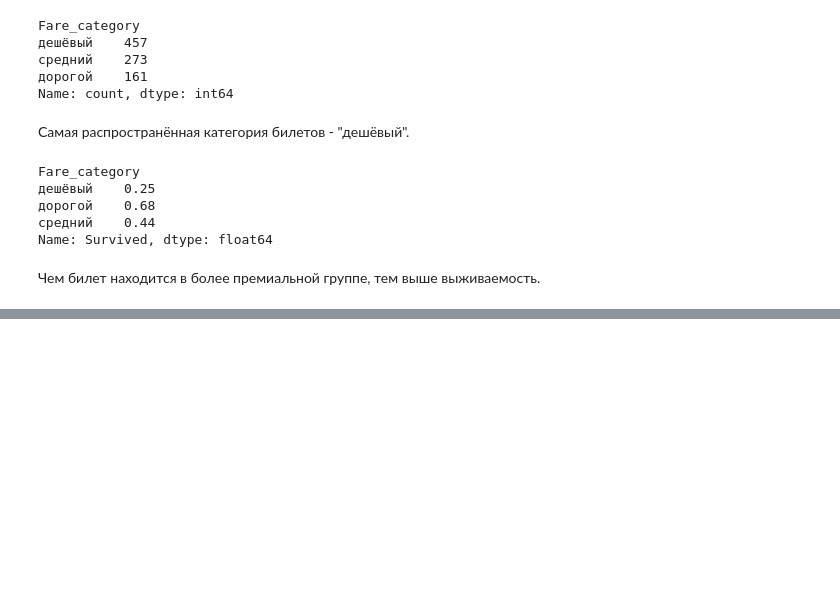
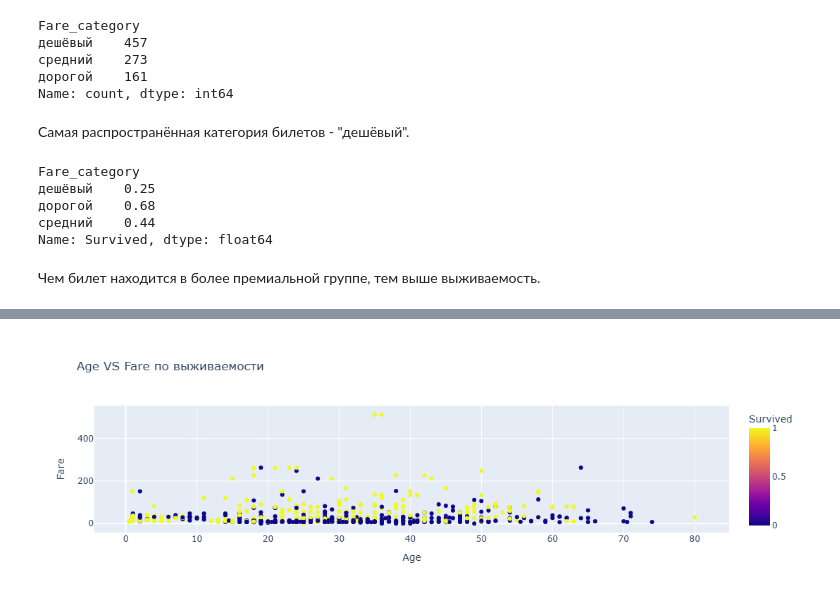
Before and after one commit to poluektovnikolaj68-droid/titanic-eda, a Jupyter notebook: titanic_practice.ipynb, the cells around one changed output, grey strips where cells are left out. Cells and saved outputs as stored; diff of their text form; code cells hidden in the pictures; blank space fills up the shorter version.

```diff
--- a/titanic_practice.ipynb
+++ b/titanic_practice.ipynb
@@ -410,0 +473,6 @@ Name: Survived, dtype: float64
+# %%
+import plotly.express as px
+fig = px.scatter(df, x='Age', y='Fare', color='Survived', title='Age VS Fare по выживаемости')
+fig.show()
+# %% [output]
+[figure, added]
```
Also changed, not shown: parts of 10 cells of this notebook.
